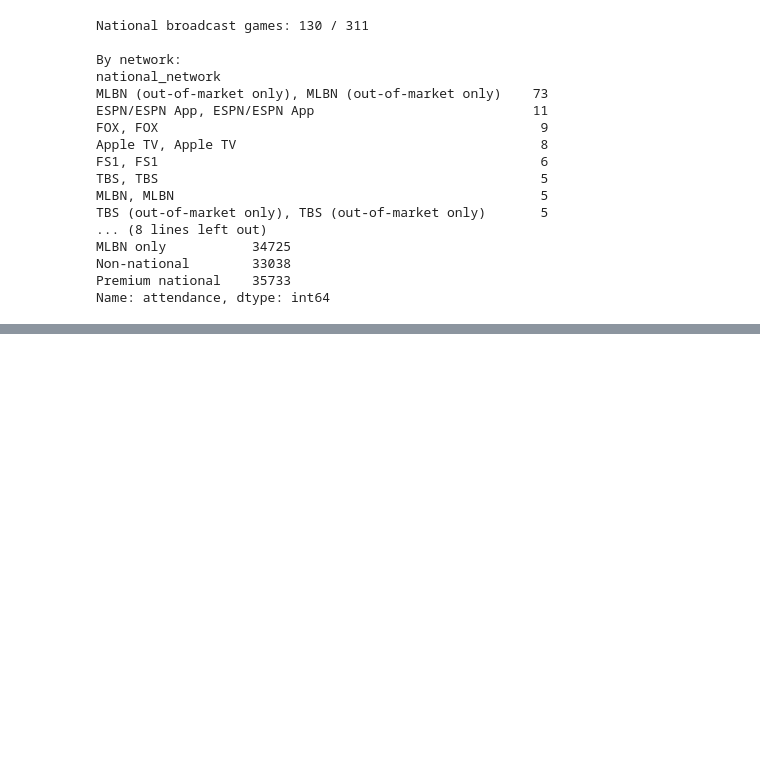
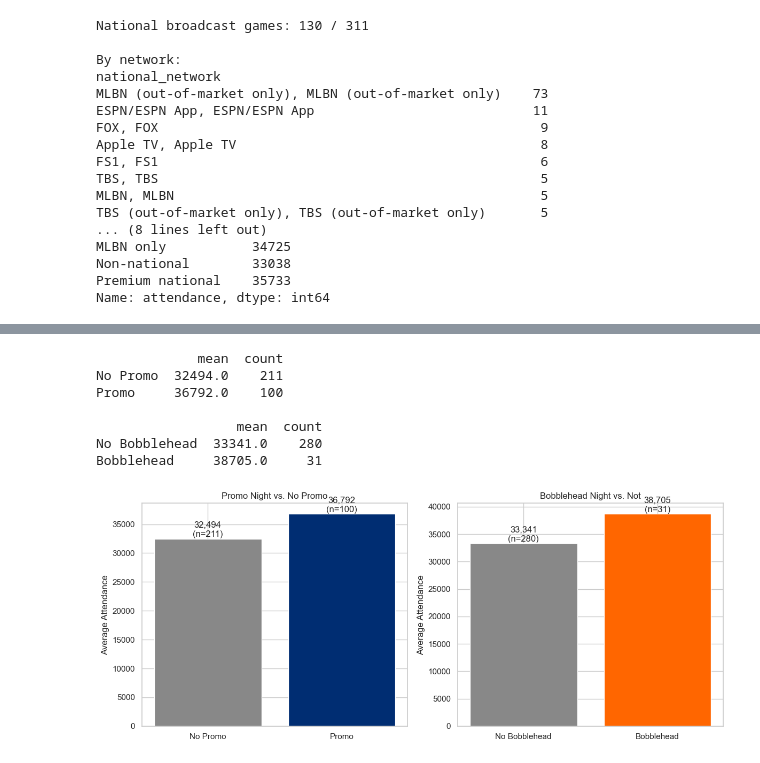
Before and after one commit to kaylagandrus/mlb-dynamic-ticket-pricing, a Jupyter notebook: mets/notebooks/03_eda.ipynb, the cells around one changed output, grey strips where cells are left out. Cells and saved outputs as stored; diff of their text form; code cells hidden in the pictures; blank space fills up the shorter version.

```diff
--- a/mets/notebooks/03_eda.ipynb
+++ b/mets/notebooks/03_eda.ipynb
@@ -562,0 +567,35 @@ Name: attendance, dtype: int64
+# %%
+promo_stats = df.groupby("is_promo")["attendance"].agg(["mean", "count"]).round(0)
+promo_stats.index = ["No Promo", "Promo"]
+print(promo_stats)
+print()
+
+bh_stats = df.groupby("is_bobblehead")["attendance"].agg(["mean", "count"]).round(0)
+bh_stats.index = ["No Bobblehead", "Bobblehead"]
+print(bh_stats)
+
+fig, axes = plt.subplots(1, 2, figsize=(12, 5))
+
+axes[0].bar(promo_stats.index, promo_stats["mean"], color=["#888", "#002D72"])
+for i, v in enumerate(promo_stats["mean"]):
+    axes[0].text(i, v + 300, f"{v:,.0f}\n(n={int(promo_stats['count'].iloc[i])})", ha="center")
+axes[0].set_ylabel("Average Attendance")
+axes[0].set_title("Promo Night vs. No Promo")
+
+axes[1].bar(bh_stats.index, bh_stats["mean"], color=["#888", "#FF6600"])
+for i, v in enumerate(bh_stats["mean"]):
+    axes[1].text(i, v + 300, f"{v:,.0f}\n(n={int(bh_stats['count'].iloc[i])})", ha="center")
+axes[1].set_ylabel("Average Attendance")
+axes[1].set_title("Bobblehead Night vs. Not")
+
+plt.tight_layout()
+plt.show()
+# %% [output]
+             mean  count
+No Promo  32494.0    211
+Promo     36792.0    100
+
+                  mean  count
+No Bobblehead  33341.0    280
+Bobblehead     38705.0     31
+[figure, added]
```
Also changed, not shown: parts of 10 cells of this notebook, 5 other files.
